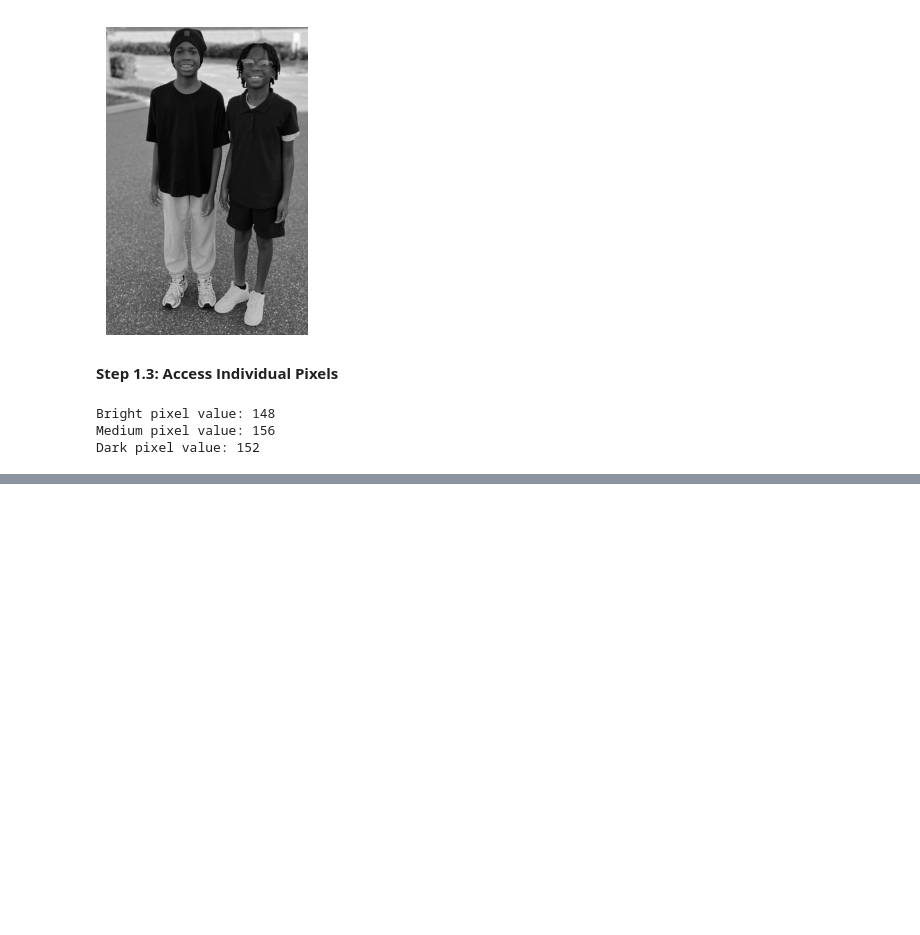
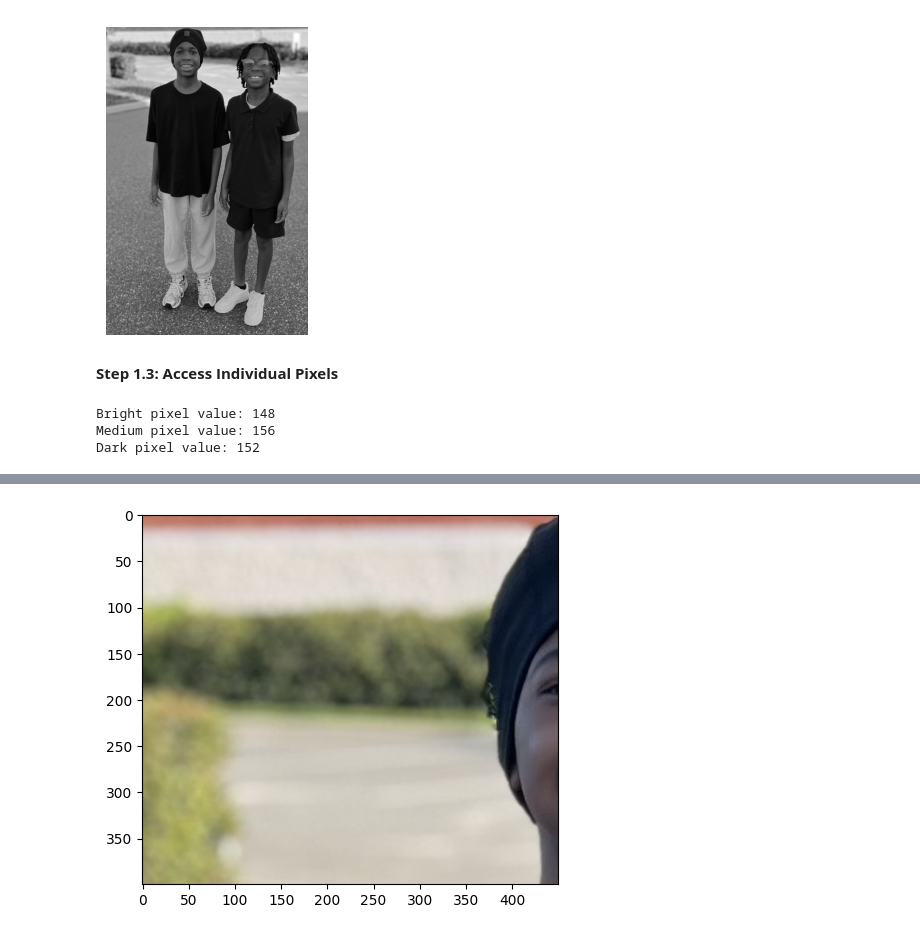
Before and after one commit to Jaristilde/cv2, a Jupyter notebook: Mod2/Week_2.ipynb, the cells around one changed output, grey strips where cells are left out. Drawn from its saved outputs; the diff is of its cells as text; code cells hidden in the pictures; blank space fills up the shorter version.

```diff
--- a/Mod2/Week_2.ipynb
+++ b/Mod2/Week_2.ipynb
@@ -75,0 +98,10 @@ img_copy[3, 3] = 175
+# %%
+# Crop out the middle region
+# Format: [rows (y-axis), columns (x-axis)]
+cropped_region = img_Elijah_Ahmir[20:420, 150:600]
+
+# Display the cropped image
+plt.imshow(cropped_region[:, :, ::-1])
+plt.show()
+# %% [output]
+[figure, added]
```
Also changed, not shown: parts of 12 cells of this notebook.
